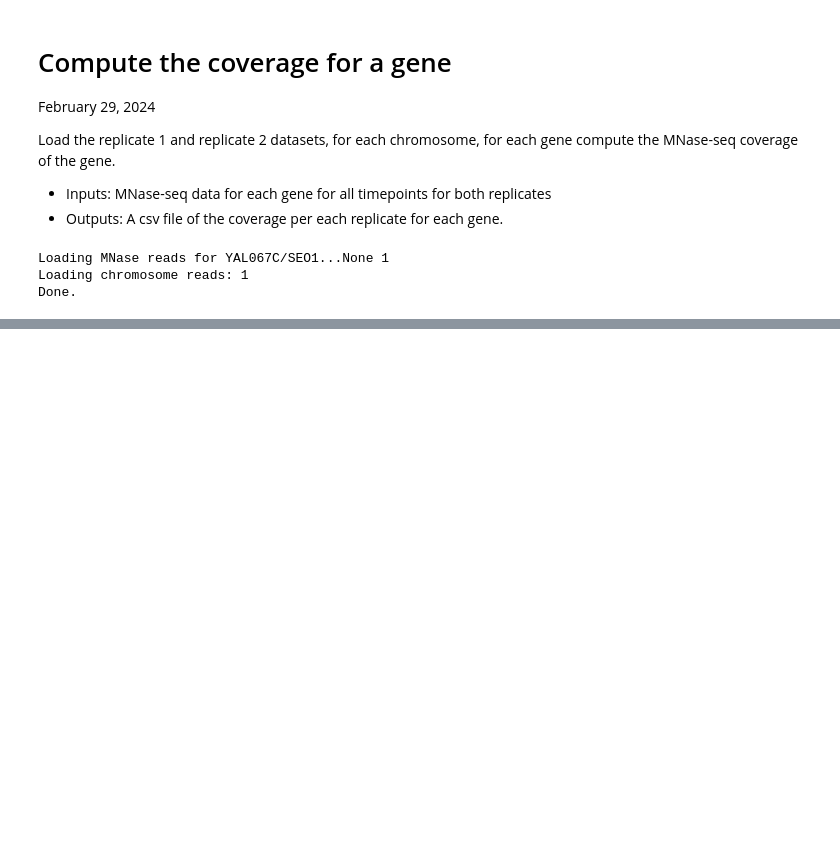
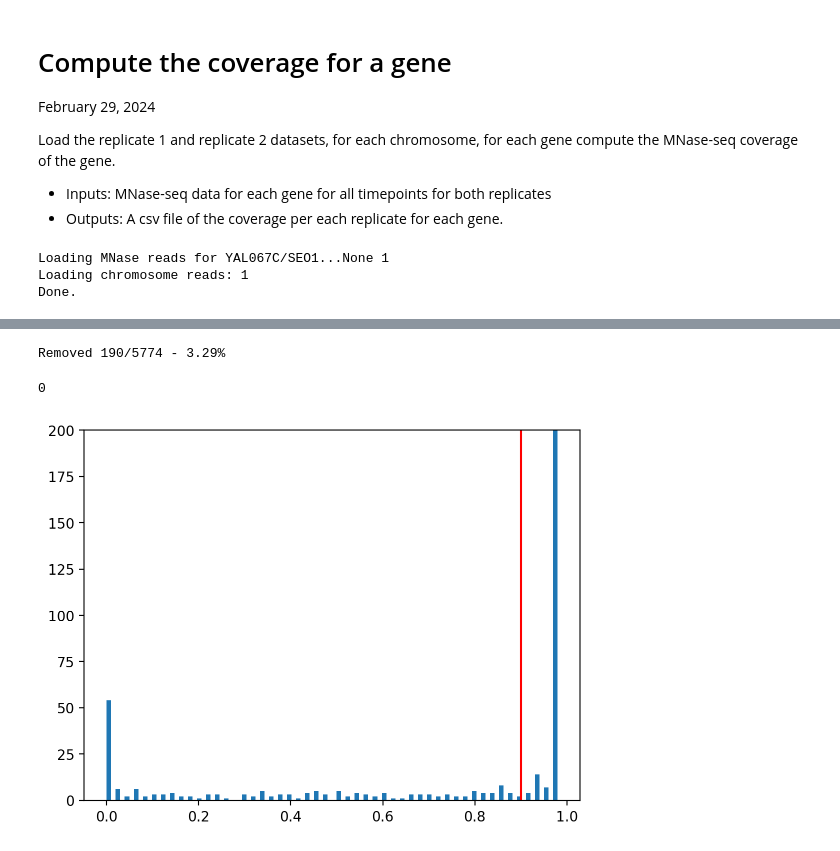
Before and after one commit to HarteminkLab/cell-cycle-deconv, a Jupyter notebook: 00_Geneset_Coverage.ipynb, the cells around one changed output, grey strips where cells are left out. Cells and saved outputs as stored; diff of their text form; code cells hidden in the pictures; blank space fills up the shorter version.

```diff
--- a/00_Geneset_Coverage.ipynb
+++ b/00_Geneset_Coverage.ipynb
@@ -99,0 +108,3 @@ coverage_1.head()
+# %%
+coverages = coverage_1.join(coverage_2, lsuffix="_rep1", rsuffix="_rep2")
+coverages.head()
@@ -99,0 +119,20 @@ coverage_1.head()
+# %%
+cutoff = 0.9
+
+min_coverages = coverages.min(axis=1)
+cutoff_coverages = min_coverages[min_coverages > cutoff]
+
+m = len(cutoff_coverages)
+n = len(min_coverages)
+
+print(f"Removed {n-m}/{n} - {(n-m)/n*100.:.2f}%")
+# %% [output]
+Removed 190/5774 - 3.29%
+# %%
+plt.hist(coverages.min(axis=1), bins=100)
+plt.axvline(cutoff, c='red')
+plt.ylim(0, 200)
+0
+# %% [output]
+0
+[figure, added]
```
Also changed, not shown: parts of 11 cells of this notebook, 3 other files.
